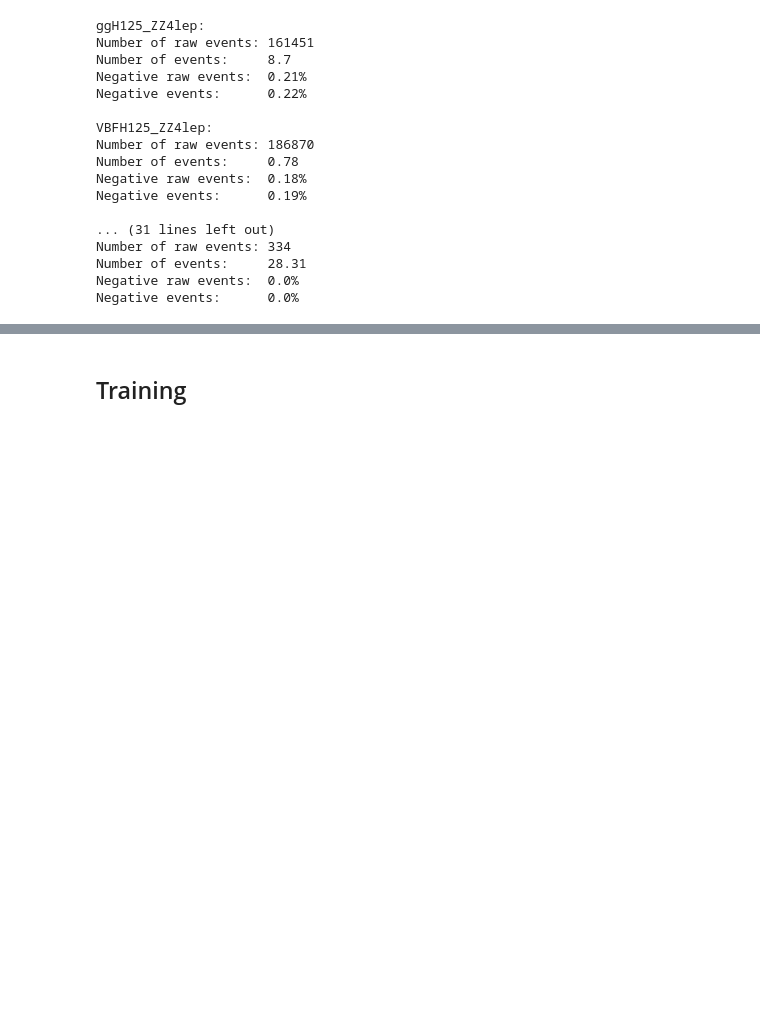
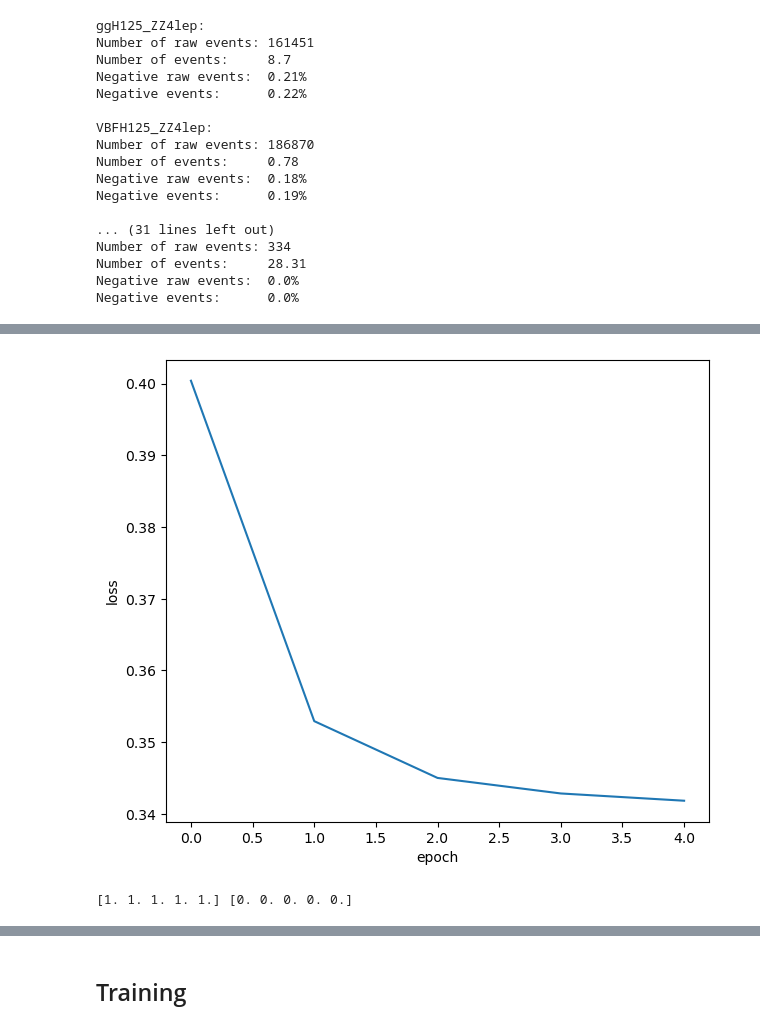
Before and after one commit to MaxStange1005/ATLAS-OpenData-Higgs-NeuralNetworks, a Jupyter notebook: machine_learning.ipynb, the cells around one changed output, grey strips where cells are left out. Cells and saved outputs as stored; diff of their text form; code cells hidden in the pictures; blank space fills up the shorter version.

```diff
--- a/machine_learning.ipynb
+++ b/machine_learning.ipynb
@@ -212,0 +256,9 @@ Negative events:      0.0%
+# %%
+# Create a simple NN
+model_layers = [
+    normalization_layer,
+    tf.keras.layers.Dense(60, activation='relu', name='Hidden_layer_1'),
+    tf.keras.layers.Dense(60, activation='relu', name='Hidden_layer_2'),
+    tf.keras.layers.Dense(1, activation='sigmoid', name='Output_layer'),
+]
+model = tf.keras.models.Sequential(model_layers)
@@ -212,0 +291,9 @@ Negative events:      0.0%
+# %%
+# Loss function
+loss_fn = tf.keras.losses.BinaryCrossentropy(from_logits=False)
+# Optimizer
+adam_optimizer = tf.keras.optimizers.legacy.Adam(learning_rate=0.0002, beta_1=0.9)
+# %%
+model.compile(optimizer=adam_optimizer, loss=loss_fn, metrics=['binary_accuracy'])
+# %%
+history = model.fit(train_data, epochs=5)
@@ -212,0 +311,14 @@ Negative events:      0.0%
+# %%
+# Plot the training history
+fig, ax = plt.subplots(figsize=(7, 6))
+ax.plot(history.history['loss'])
+ax.set_xlabel('epoch')
+ax.set_ylabel('loss')
+_ = plt.show()
+# %% [output]
+[figure, added]
+# %%
+# Classify the first and last 5 elements
+print(classification[:5], classification[-5:])
+# %% [output]
+[1. 1. 1. 1. 1.] [0. 0. 0. 0. 0.]
```
Also changed, not shown: parts of 86 cells of this notebook, 1 other file.
